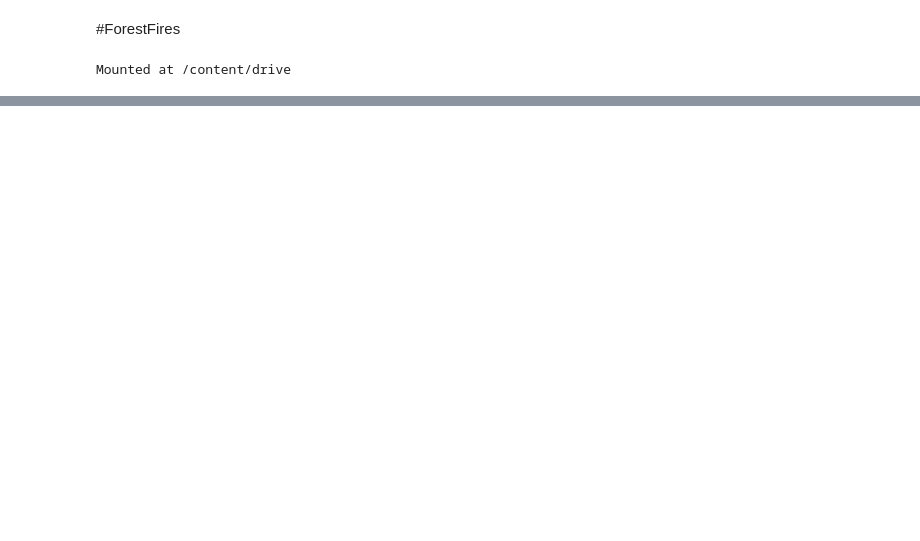
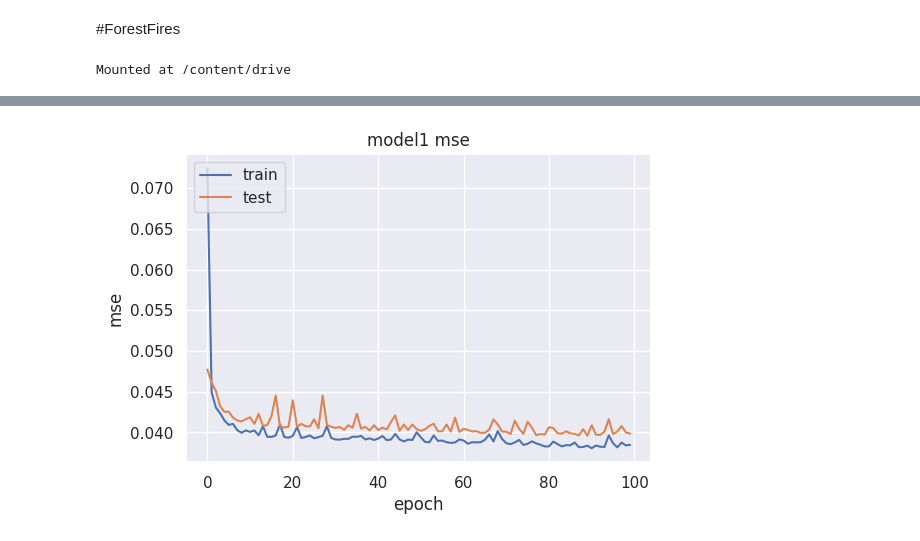
Before and after one commit to SuryaBhaskar33/EXCELR_Data_Science, a Jupyter notebook: NeuralNetworks.ipynb, the cells around one changed output, grey strips where cells are left out. Saved outputs shown, nothing was run; the diff lists cells and outputs as text; code cells hidden in the pictures; blank space fills up the shorter version.

```diff
--- a/NeuralNetworks.ipynb
+++ b/NeuralNetworks.ipynb
@@ -240,0 +644,6 @@ plt.scatter(y_test,pred)
+# %%
+X =df.iloc[:,:-1]
+Y = df.iloc[:,-1]
+
+
+X_train, X_test, y_train, y_test = train_test_split(X,Y, test_size = 0.3)
@@ -240,0 +769,11 @@ plt.scatter(y_test,pred)
+# %%
+# summarize history for loss
+plt.plot(hist1.history['mse'])
+plt.plot(hist1.history['val_mse'])
+plt.title('model1 mse')
+plt.ylabel('mse')
+plt.xlabel('epoch')
+plt.legend(['train', 'test'], loc='upper left')
+plt.show()
+# %% [output]
+[figure, added]
```
Also changed, not shown: parts of 100 cells of this notebook.
